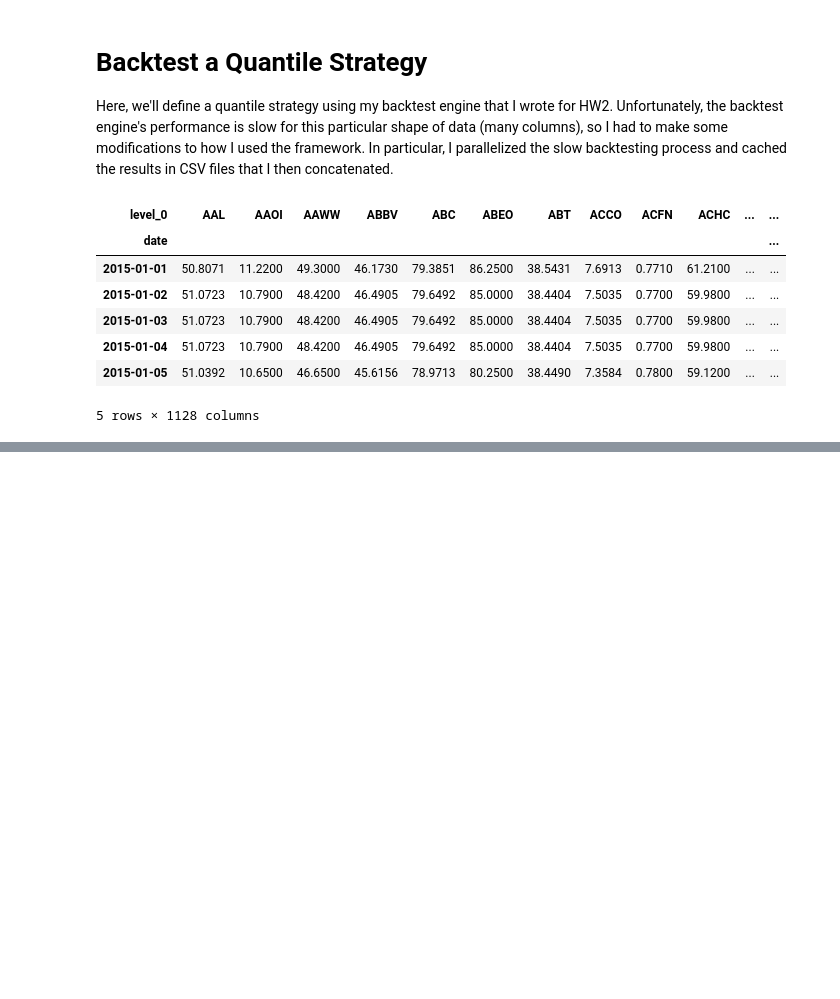
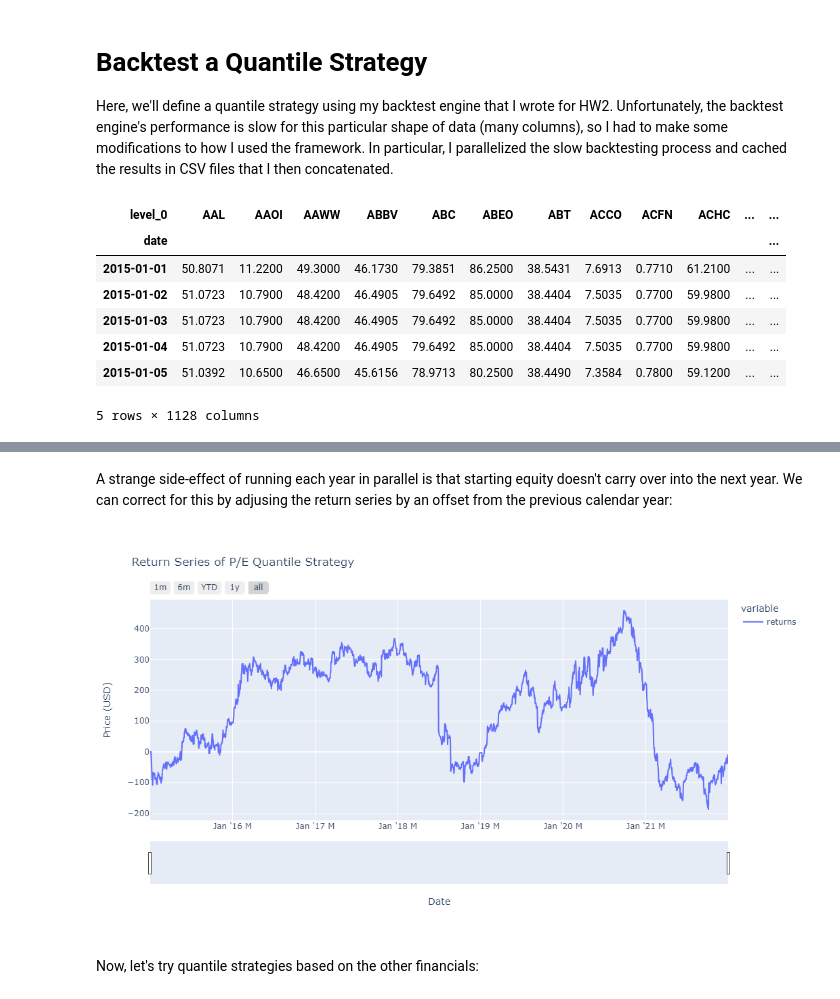
Before and after one commit to ethho/finm-33150, a Jupyter notebook: 20230126_hw3_ho_ethan_12350006.ipynb, the cells around one changed output, grey strips where cells are left out. Saved outputs shown, nothing was run; the diff lists cells and outputs as text; code cells hidden in the pictures; blank space fills up the shorter version.

```diff
--- a/20230126_hw3_ho_ethan_12350006.ipynb
+++ b/20230126_hw3_ho_ethan_12350006.ipynb
@@ -893,7 +892,6 @@ date_ranges = (
     ('2019-01-01', '2019-12-31'),
     ('2020-01-01', '2020-12-31'),
     ('2021-01-01', '2021-12-31'),
-    ('2022-01-01', '2022-12-31'),
 )
 # %%
 @memoize_df(cache_dir='./data/memoize')
@@ -921,5 +912,8 @@ def run_quantile_strat_parallel(date_range):
 # %%
-%%time
+def pe_runner_wrapper(date_range):
+    return run_quantile_strat('pe', *date_range)
 
-with Pool() as p:
-    results_agg = p.map(run_quantile_strat_parallel, date_ranges)
+def run_quantile_strat_pe():
+    with Pool() as p:
+        results_agg = p.map(pe_runner_wrapper, date_ranges)
+    return results_agg
@@ -986,0 +920,3 @@ unique_index_keys
+# %%
+%%time
+results_agg = run_quantile_strat_pe()
@@ -986,0 +940,23 @@ unique_index_keys
+# %% [markdown]
+A strange side-effect of running each year in parallel is that starting equity doesn't carry over into the next year. We can correct for this by adjusing the return series by an offset from the previous calendar year:
+# %%
+returns_agg_lst = list()
+returns_offset = 0.
+for i, results_df in enumerate(results_agg):
+    yr_returns = results_df.set_index('dt')['returns']
+    yr_returns += returns_offset
+    returns_agg_lst.append(yr_returns)
+    returns_offset = yr_returns.iloc[-1]
+# %%
+px_plot(
+    pd.concat(returns_agg_lst),
+    title='Return Series of P/E Quantile Strategy',
+    labels={
+        'value': 'Price (USD)',
+        'dt': 'Date',
+    },
+)
+# %% [output]
+[figure, added]
+# %% [markdown]
+Now, let's try quantile strategies based on the other financials:
```
Also changed, not shown: parts of 29 cells of this notebook.
